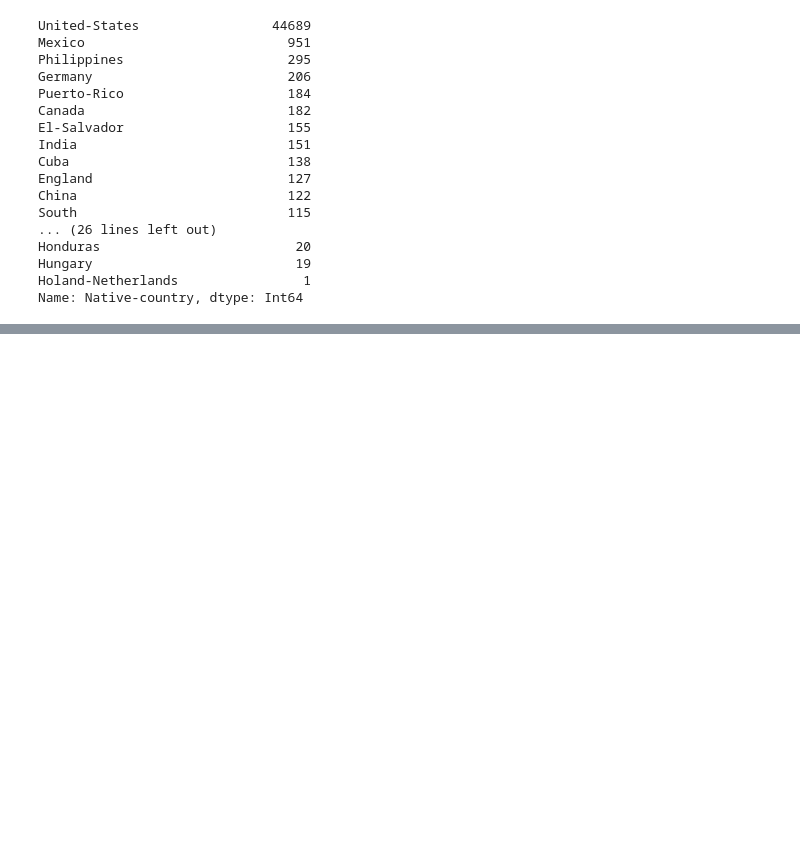
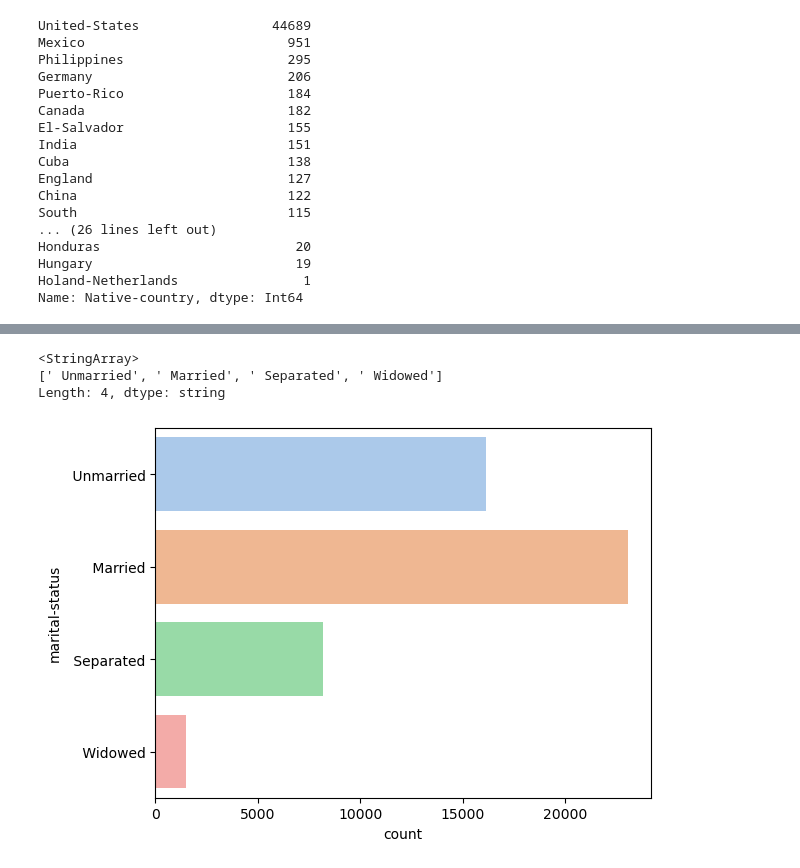
Before and after one commit to FarhanaC/Census-Income-Analysis-UCI-Adult-Dataset-, a Jupyter notebook: UCI Adult Dataset - EDA.ipynb, the cells around one changed output, grey strips where cells are left out. Drawn from its saved outputs; the diff is of its cells as text; code cells hidden in the pictures; blank space fills up the shorter version.

```diff
--- a/UCI Adult Dataset - EDA.ipynb
+++ b/UCI Adult Dataset - EDA.ipynb
@@ -355,0 +428,17 @@ Name: Native-country, dtype: Int64
+# %%
+df['marital-status'] = df['marital-status'].str.replace('Never-married','Unmarried', regex = True)
+df['marital-status'] = df['marital-status'].str.replace('Married-civ-spouse','Married', regex = True)
+df['marital-status'] = df['marital-status'].str.replace('Divorced','Separated', regex = True)
+df['marital-status'] = df['marital-status'].str.replace('Married-spouse-absent','Married', regex = True)
+df['marital-status'] = df['marital-status'].str.replace('Separated','Separated', regex = True)
+df['marital-status'] = df['marital-status'].str.replace('Married-AF-spouse','Married', regex = True)
+df['marital-status'] = df['marital-status'].str.replace('Widowed','Widowed', regex = True)
+df['marital-status'].unique()
+# %% [output]
+<StringArray>
+[' Unmarried', ' Married', ' Separated', ' Widowed']
+Length: 4, dtype: string
+# %%
+sns.countplot(y = 'marital-status', data = df, palette='pastel');
+# %% [output]
+[figure, added]
```
Also changed, not shown: parts of 47 cells of this notebook.
